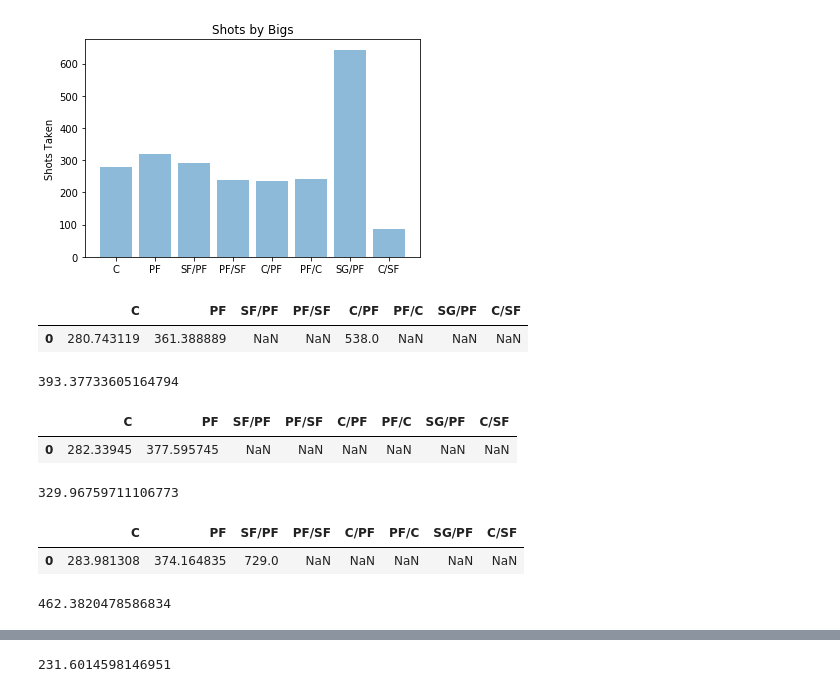
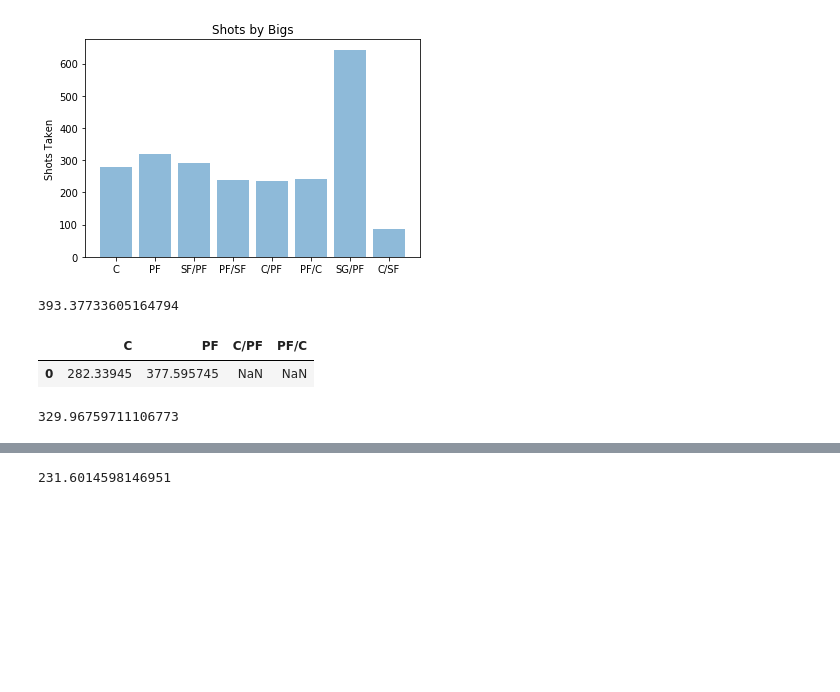
Before and after one commit to logan7734/Project1_repo, a Jupyter notebook: andrew_project_1_code.ipynb, the cells around one changed output, grey strips where cells are left out. Drawn from its saved outputs; the diff is of its cells as text; code cells hidden in the pictures; blank space fills up the shorter version.

```diff
--- a/andrew_project_1_code.ipynb
+++ b/andrew_project_1_code.ipynb
@@ -8,7 +8,7 @@ import matplotlib.pyplot as plt
 #Overarching objective: view the average number of 2's vs 3's taken by big men (power forwards
 #and centers) from 2000 to 2017
 
-hoops_data = pd.read_excel("NBA+Data.xlsx", sheetname ="NBA+Data")
+hoops_data = pd.read_excel("NBA+Data.xlsx", sheet_name ="NBA+Data")
 hoops_data.head()
 # %% [output]
 |  | Year | Player | Pos | Age | Tm | G | GS | MP | PER | TS% | ... | ... |
@@ -161,18 +114,8 @@ c_sf_mean_01 = c_sf_01['2PA'].mean()
 # %%
 #turning # of 2's (mean) in a DF
 two_pters_taken_mean_01_df = pd.DataFrame({'C':c_mean_01, "PF": pf_mean_01,
-                            "SF/PF": sf_pf_mean_01, 'PF/SF': pf_sf_mean_01,
-                             'C/PF': c_pf_mean_01, 'PF/C': pf_c_mean_01,
-                             'SG/PF': sg_pf_mean_01, 'C/SF': c_sf_mean_01},
+                             'C/PF': c_pf_mean_01, 'PF/C': pf_c_mean_01},
                              index = [0])
-
-#trying to drop the NaN values and not have to manualy do the mean calc.
-two_pters_taken_mean_01_df_drop = two_pters_taken_mean_01_df.dropna(how = 'all')
-two_pters_taken_mean_01_df_drop
-#tried and failed.  manual math it is.
-# %% [output]
-|  | C | PF | SF/PF | PF/SF | C/PF | PF/C | SG/PF | C/SF |
-| 0 | 280.743119 | 361.388889 | NaN | NaN | 538.0 | NaN | NaN | NaN |
 # %%
 two_pt_att_mean_01 = (c_mean_01 + pf_mean_01 + c_pf_mean_01) / 3
 two_pt_att_mean_01
@@ -202,52 +137,13 @@ c_sf_mean_02 = c_sf_02['2PA'].mean()
 # %%
 two_pters_taken_mean_02_df = pd.DataFrame({'C':c_mean_02, "PF": pf_mean_02,
-                            "SF/PF": sf_pf_mean_02, 'PF/SF': pf_sf_mean_02,
-                             'C/PF': c_pf_mean_02, 'PF/C': pf_c_mean_02,
-                             'SG/PF': sg_pf_mean_02, 'C/SF': c_sf_mean_02},
+                             'C/PF': c_pf_mean_02, 'PF/C': pf_c_mean_02},
                              index = [0])
 two_pters_taken_mean_02_df
 # %% [output]
-|  | C | PF | SF/PF | PF/SF | C/PF | PF/C | SG/PF | C/SF |
-| 0 | 282.33945 | 377.595745 | NaN | NaN | NaN | NaN | NaN | NaN |
+|  | C | PF | C/PF | PF/C |
+| 0 | 282.33945 | 377.595745 | NaN | NaN |
 # %%
 two_pt_att_mean_02 = (c_mean_02 + pf_mean_02) / 2
 two_pt_att_mean_02
 # %% [output]
 329.96759711106773
-# %%
-#moving on to 2003
-#creating a variable for big men in '03
-c_03 = hoops_data_2003.loc[hoops_data['Pos'] == 'C']
-pf_03 = hoops_data_2003.loc[hoops_data['Pos'] == 'PF']
-sf_pf_03 = hoops_data_2003.loc[hoops_data['Pos'] == 'SF-PF']
-pf_sf_03 = hoops_data_2003.loc[hoops_data['Pos'] == 'PF-SF']
-c_pf_03 = hoops_data_2003.loc[hoops_data['Pos'] == 'C-PF']
-pf_c_03 = hoops_data_2003.loc[hoops_data['Pos'] == 'PF-C']
-sg_pf_03 = hoops_data_2003.loc[hoops_data['Pos'] == 'SG-PF']
-c_sf_03 = hoops_data_2003.loc[hoops_data['Pos'] == 'C-SF']
-
-#creating the mean of 2 pt attempts for bigs in '03
-c_mean_03 = c_03['2PA'].mean()
-pf_mean_03 = pf_03['2PA'].mean()
-sf_pf_mean_03 = sf_pf_03['2PA'].mean()
-pf_sf_mean_03 = pf_sf_03['2PA'].mean()
-c_pf_mean_03 = c_pf_03['2PA'].mean()
-pf_c_mean_03 = pf_c_03['2PA'].mean()
-sg_pf_mean_03 = sg_pf_03['2PA'].mean()
-c_sf_mean_03 = c_sf_03['2PA'].mean()
-
-#making a DF to find the NaN values
-two_pters_taken_mean_03_df = pd.DataFrame({'C':c_mean_03, "PF": pf_mean_03,
-                            "SF/PF": sf_pf_mean_03, 'PF/SF': pf_sf_mean_03,
-                             'C/PF': c_pf_mean_03, 'PF/C': pf_c_mean_03,
-                             'SG/PF': sg_pf_mean_03, 'C/SF': c_sf_mean_03},
-                             index = [0])
-two_pters_taken_mean_03_df
-# %% [output]
-|  | C | PF | SF/PF | PF/SF | C/PF | PF/C | SG/PF | C/SF |
-| 0 | 283.981308 | 374.164835 | 729.0 | NaN | NaN | NaN | NaN | NaN |
-# %%
-two_pt_att_mean_03 = (c_mean_03 + pf_mean_03 + sf_pf_mean_03) / 3
-two_pt_att_mean_03
-# %% [output]
-462.3820478586834
```
Also changed, not shown: parts of 103 cells of this notebook.
